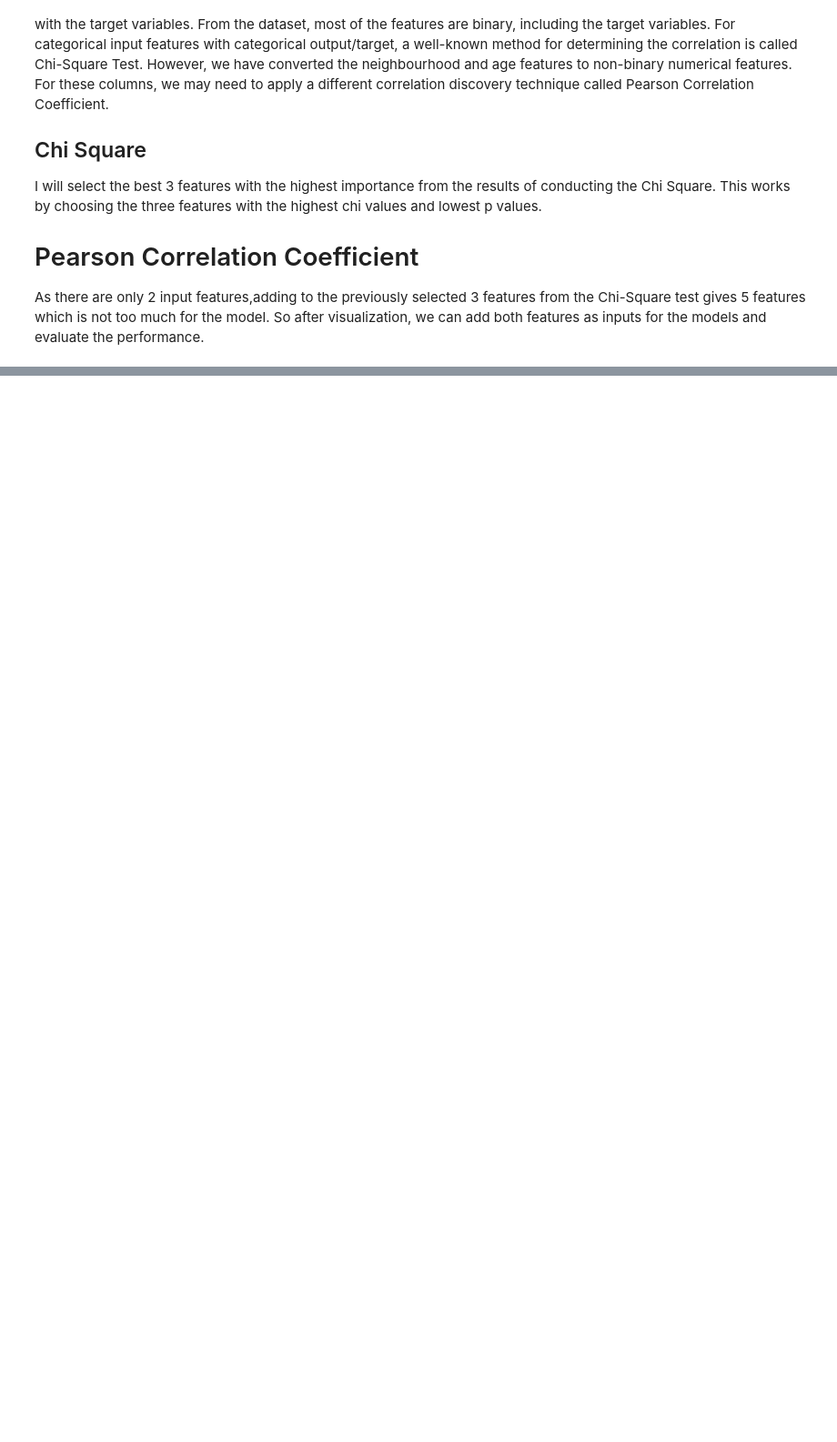
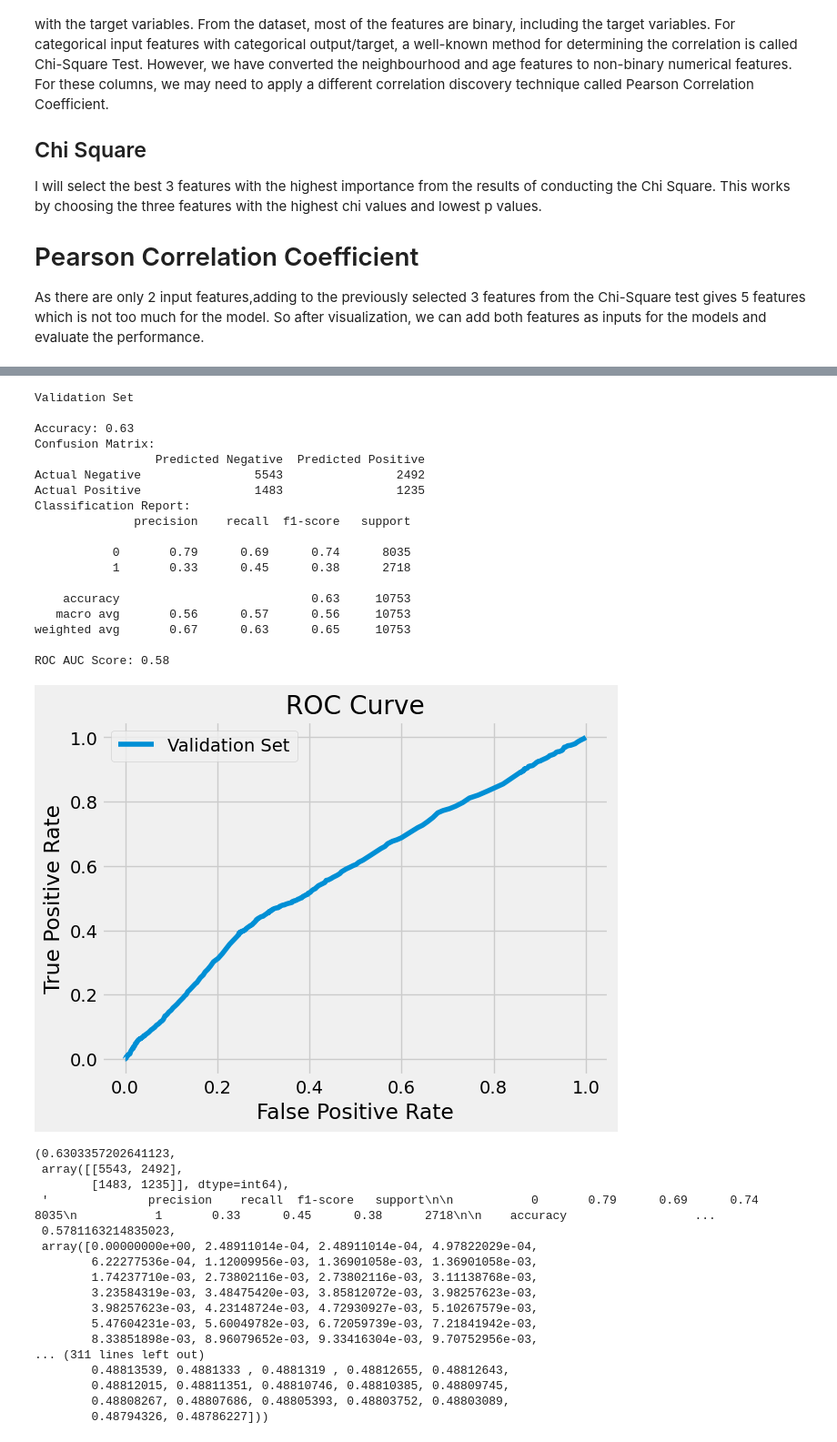
Before and after one commit to KingXP-Pythoner/appt-noshow-model, a Jupyter notebook: Medical_Appointment_No_Show_Classification_Prediction.ipynb, the cells around one changed output, grey strips where cells are left out. Shown at 91% size. Cells and saved outputs as stored; diff of their text form; code cells hidden in the pictures; blank space fills up the shorter version.

Commit message:
clean logic for pipeline outputs

```diff
--- a/Medical_Appointment_No_Show_Classification_Prediction.ipynb
+++ b/Medical_Appointment_No_Show_Classification_Prediction.ipynb
@@ -1046,0 +847,43 @@ print (f'Accuracy - : {best_clf.score(X_test,y_test):.3f}')
+# %%
+
+from sklearn.linear_model import LogisticRegression
+from utility.utils import run_pipeline
+log_reg_model = LogisticRegression(C=0.0001, random_state=42, max_iter=1000)
+run_pipeline(df=dfm, lvl1_test_size=0.3, lvl2_test_size=0.5, random_state=42, model=log_reg_model, target_col_label='no_show', selected_cols=['age', 'scholarship', 'hypertension', 'sms_received', 'neighbourhood'], pick_results='validation')
+# %% [output]
+Validation Set
+
+Accuracy: 0.63
+Confusion Matrix:
+                 Predicted Negative  Predicted Positive
+Actual Negative                5543                2492
+Actual Positive                1483                1235
+Classification Report:
+              precision    recall  f1-score   support
+
+           0       0.79      0.69      0.74      8035
+           1       0.33      0.45      0.38      2718
+
+    accuracy                           0.63     10753
+   macro avg       0.56      0.57      0.56     10753
+weighted avg       0.67      0.63      0.65     10753
+
+ROC AUC Score: 0.58
+[figure, added]
+(0.6303357202641123,
+ array([[5543, 2492],
+        [1483, 1235]], dtype=int64),
+ '              precision    recall  f1-score   support\n\n           0       0.79      0.69      0.74      8035\n           1       0.33      0.45      0.38      2718\n\n    accuracy                  ...
+ 0.5781163214835023,
+ array([0.00000000e+00, 2.48911014e-04, 2.48911014e-04, 4.97822029e-04,
+        6.22277536e-04, 1.12009956e-03, 1.36901058e-03, 1.36901058e-03,
+        1.74237710e-03, 2.73802116e-03, 2.73802116e-03, 3.11138768e-03,
+        3.23584319e-03, 3.48475420e-03, 3.85812072e-03, 3.98257623e-03,
+        3.98257623e-03, 4.23148724e-03, 4.72930927e-03, 5.10267579e-03,
+        5.47604231e-03, 5.60049782e-03, 6.72059739e-03, 7.21841942e-03,
+        8.33851898e-03, 8.96079652e-03, 9.33416304e-03, 9.70752956e-03,
+... (311 lines left out)
+        0.48813539, 0.4881333 , 0.4881319 , 0.48812655, 0.48812643,
+        0.48812015, 0.48811351, 0.48810746, 0.48810385, 0.48809745,
+        0.48808267, 0.48807686, 0.48805393, 0.48803752, 0.48803089,
+        0.48794326, 0.48786227]))
```
Also changed, not shown: parts of 25 cells of this notebook, 1 other file.
